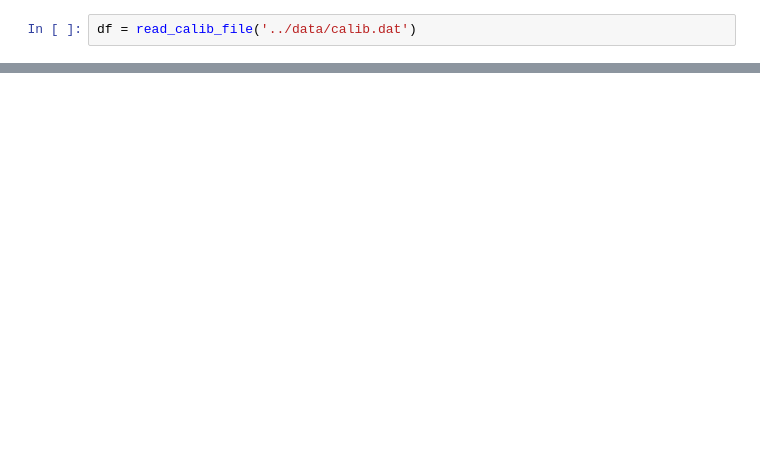
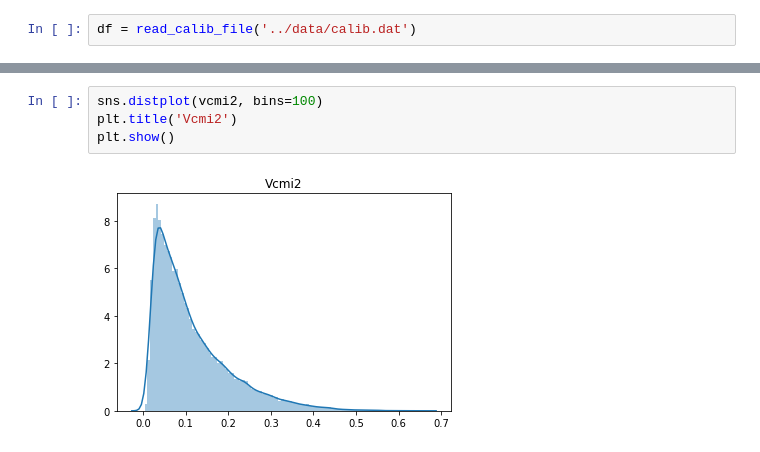
Before and after one commit to guimarais/PATA, a Jupyter notebook: notebooks/Test_read_functions.ipynb, the cells around one changed output, grey strips where cells are left out. Drawn from its saved outputs; the diff is of its cells as text; blank space fills up the shorter version.

```diff
--- a/notebooks/Test_read_functions.ipynb
+++ b/notebooks/Test_read_functions.ipynb
@@ -19,0 +65,6 @@ df.head()
+# %%
+sns.distplot(vcmi2, bins=100)
+plt.title('Vcmi2')
+plt.show()
+# %% [output]
+[figure, added]
```
Also changed, not shown: parts of 34 cells of this notebook, 4 other files.
